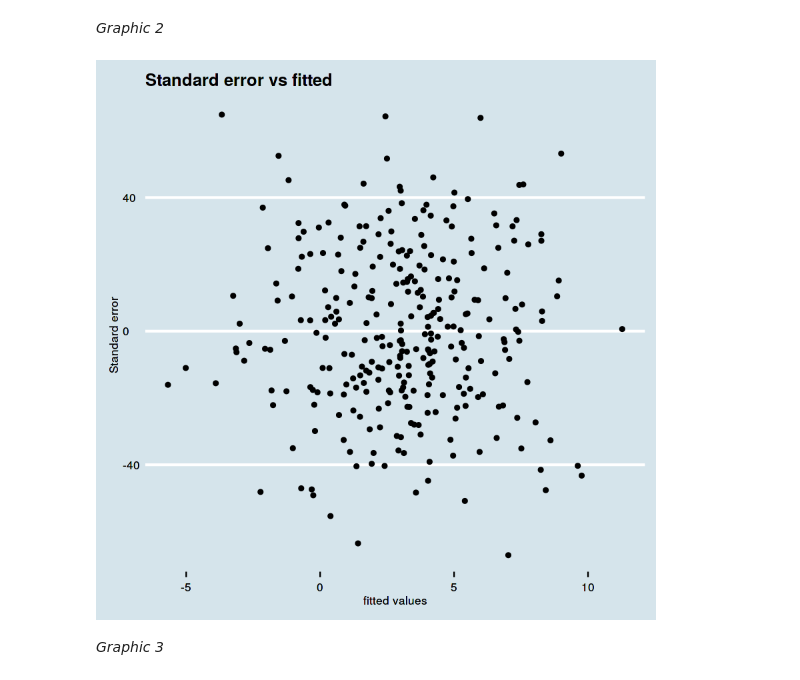
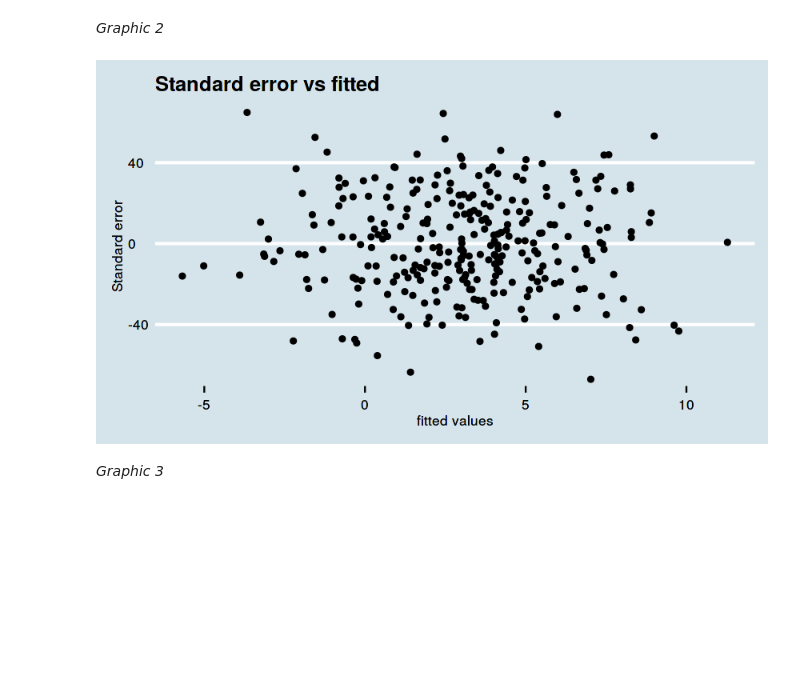
Before and after one commit to chpmoreno/BGSE-DS-SMIPS, a Jupyter notebook: lectures/Lectures_1_to_4.ipynb, the cells around one changed output. Drawn from its saved outputs; the diff is of its cells as text; code cells hidden in the pictures; blank space fills up the shorter version.

```diff
--- a/lectures/Lectures_1_to_4.ipynb
+++ b/lectures/Lectures_1_to_4.ipynb
@@ -168,8 +172,9 @@ print(mle_graphics$ci_plot)
 # %% [markdown]
 *Graphic 2*
-# %%
-print(mle_graphics$st_res_plot)
-# %% [output]
-[figure, removed]
+# %%
+options(repr.plot.width=7, repr.plot.height=4)
+print(mle_graphics$st_res_plot)
+# %% [output]
+[figure, added]
 # %% [markdown]
 *Graphic 3*
```
Also changed, not shown: parts of 16 cells of this notebook.
